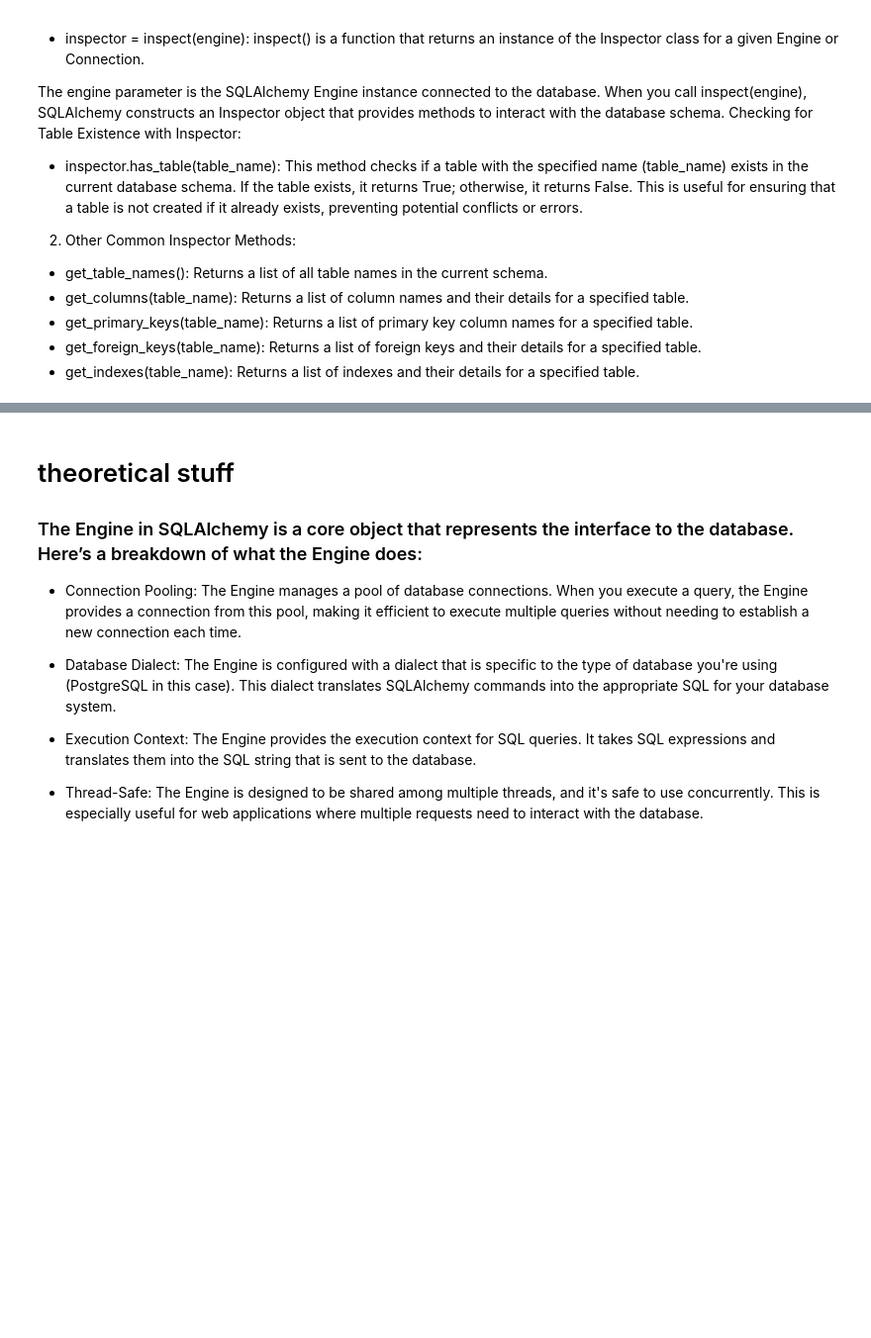
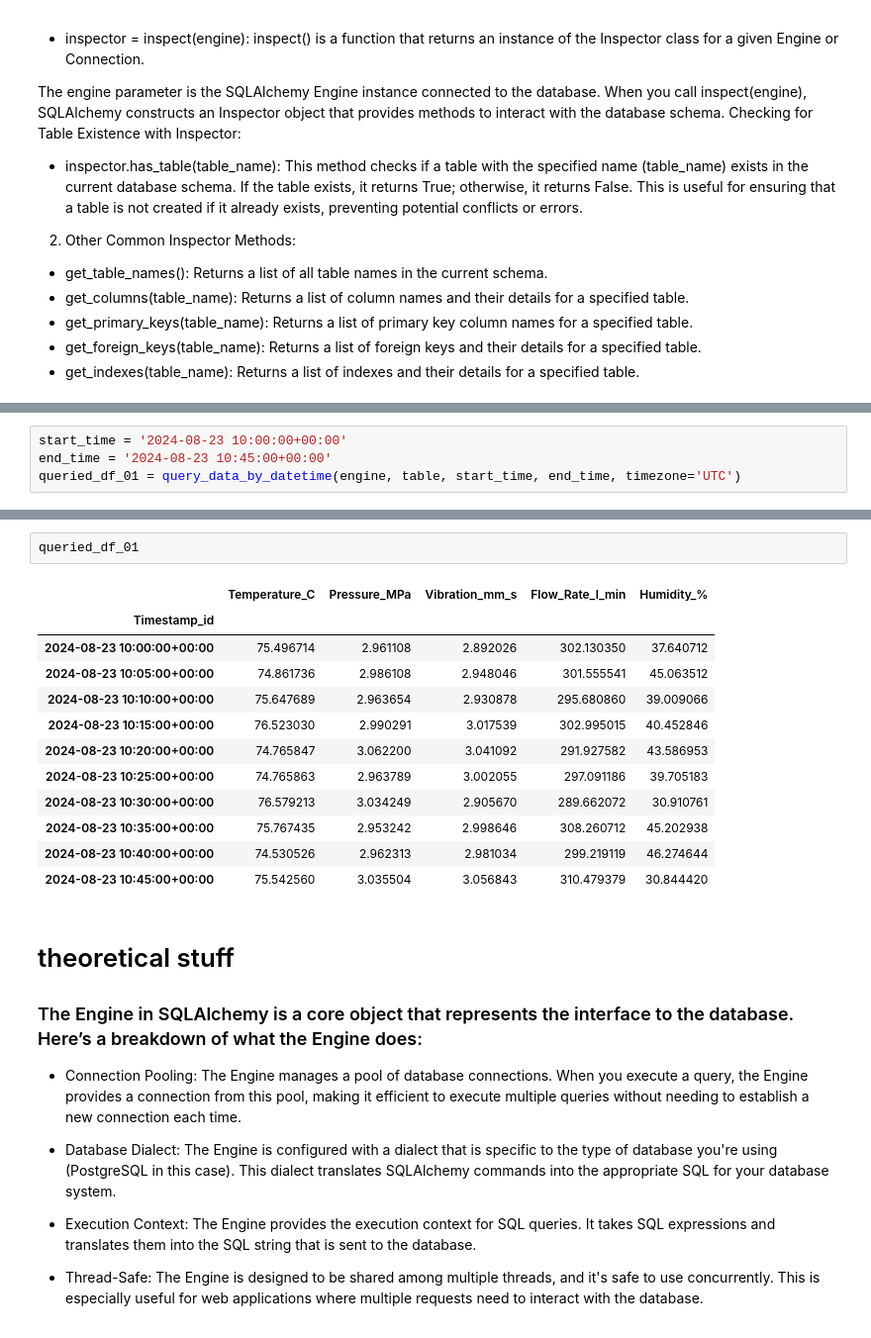
Before and after one commit to aldojasb/general_projects, a Jupyter notebook: database_generator/notebooks/sqlalchemy_methods.ipynb, the cells around one changed output, grey strips where cells are left out. Shown at 99% size. Cells and saved outputs as stored; diff of their text form; blank space fills up the shorter version.

```diff
--- a/database_generator/notebooks/sqlalchemy_methods.ipynb
+++ b/database_generator/notebooks/sqlalchemy_methods.ipynb
@@ -345,0 +536,4 @@ df_stable.head()
+# %%
+start_time = '2024-08-23 10:00:00+00:00'
+end_time = '2024-08-23 10:45:00+00:00'
+queried_df_01 = query_data_by_datetime(engine, table, start_time, end_time, timezone='UTC')
@@ -346,3 +542,18 @@ df_stable.head()
+# %%
+queried_df_01
+# %% [output]
+|  | Temperature_C | Pressure_MPa | Vibration_mm_s | Flow_Rate_l_min | Humidity_% |
+| Timestamp_id |  |  |  |  |  |
+| 2024-08-23 10:00:00+00:00 | 75.496714 | 2.961108 | 2.892026 | 302.130350 | 37.640712 |
+| 2024-08-23 10:05:00+00:00 | 74.861736 | 2.986108 | 2.948046 | 301.555541 | 45.063512 |
+| 2024-08-23 10:10:00+00:00 | 75.647689 | 2.963654 | 2.930878 | 295.680860 | 39.009066 |
+| 2024-08-23 10:15:00+00:00 | 76.523030 | 2.990291 | 3.017539 | 302.995015 | 40.452846 |
+| 2024-08-23 10:20:00+00:00 | 74.765847 | 3.062200 | 3.041092 | 291.927582 | 43.586953 |
+| 2024-08-23 10:25:00+00:00 | 74.765863 | 2.963789 | 3.002055 | 297.091186 | 39.705183 |
+| 2024-08-23 10:30:00+00:00 | 76.579213 | 3.034249 | 2.905670 | 289.662072 | 30.910761 |
+| 2024-08-23 10:35:00+00:00 | 75.767435 | 2.953242 | 2.998646 | 308.260712 | 45.202938 |
+| 2024-08-23 10:40:00+00:00 | 74.530526 | 2.962313 | 2.981034 | 299.219119 | 46.274644 |
+| 2024-08-23 10:45:00+00:00 | 75.542560 | 3.035504 | 3.056843 | 310.479379 | 30.844420 |
 # %% [markdown]
 # theoretical stuff
 
```
Also changed, not shown: parts of 11 cells of this notebook.
